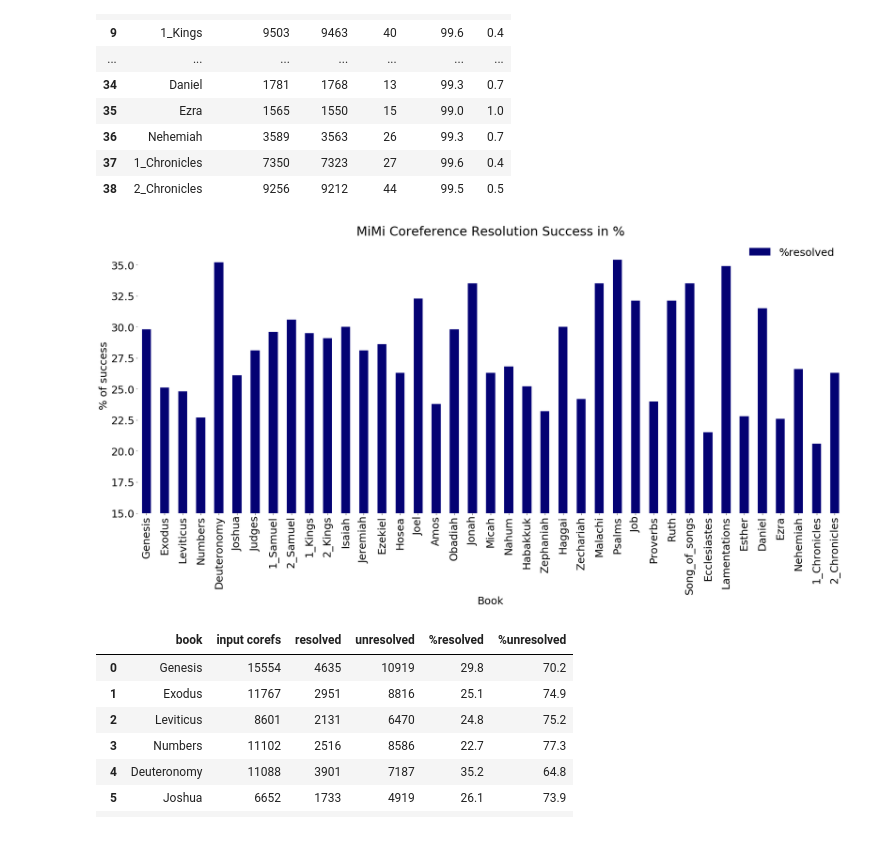
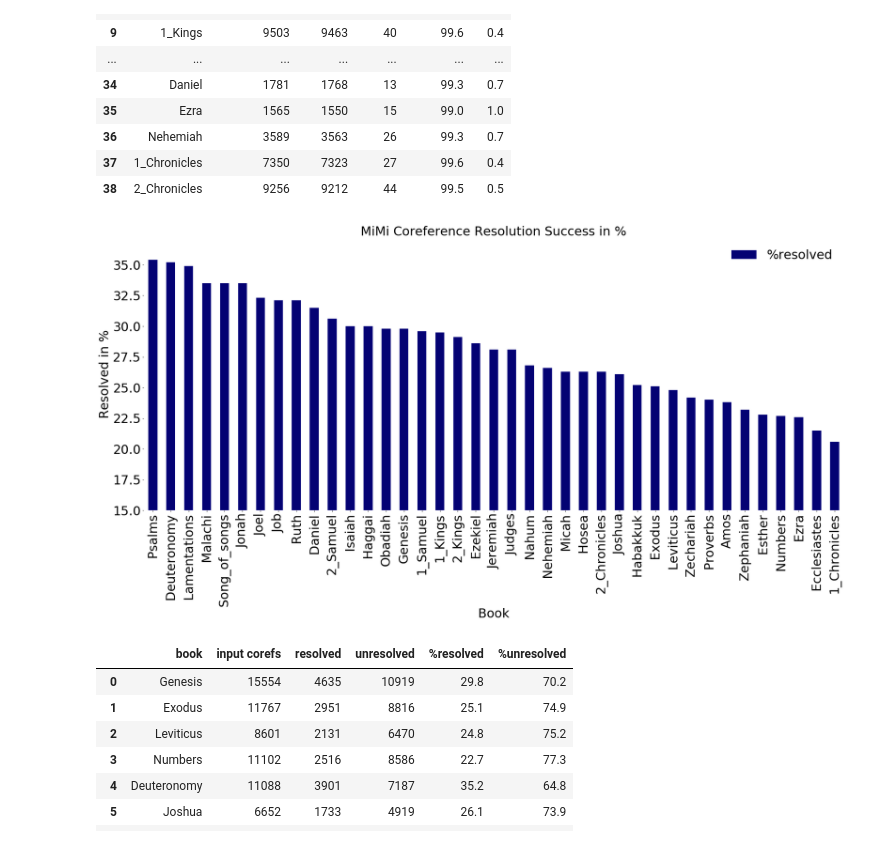
Before and after one commit to cmerwich/participant-analysis, a Jupyter notebook: mimi/mimi-hb/mimi-hb.ipynb, the cells around one changed output. Cells and saved outputs as stored; diff of their text form; code cells hidden in the pictures.

Commit message:
sorted some graphs

```diff
--- a/mimi/mimi-hb/mimi-hb.ipynb
+++ b/mimi/mimi-hb/mimi-hb.ipynb
@@ -138,22 +141,24 @@ ExportToLatex(OUTPUT_LOC, 'mention_stats_hb', mention_stats_df, indx = False)
 # %%
 def PlotCoreferenceDf(coref_stats_df):
 
-    coref_stats_df.plot(x='book', y='%resolved', kind='bar', color='xkcd:deep blue',
+    coref_stats_sort = coref_stats_df.sort_values(by=['%resolved'], ascending=False)
+
+    coref_stats_sort.plot(x='book', y='%resolved', kind='bar', color='xkcd:deep blue',
                   figsize=(30,12),
-                  fontsize=25,
+                  fontsize=30,
                  )
 
     plt.title(('MiMi Coreference Resolution Success in %'), fontsize=30)
-    plt.xlabel('Book', fontsize=25)
-    plt.ylabel('% of success', fontsize=25)
+    plt.xlabel('Book', fontsize=30)
+    plt.ylabel('Resolved in %', fontsize=30)
     plt.box(False)
-    plt.legend(frameon=False, fontsize=25)
+    plt.legend(frameon=False, fontsize=30)
     plt.ylim(ymin=15)
     plt.show()
 
 PlotCoreferenceDf(coref_stats_df)
 # %% [output]
-[figure, old version]
+[figure, new version]
 # %%
 coref_stats_df
 # %% [output]
```
Also changed, not shown: parts of 2 cells of this notebook, 3 other files.
